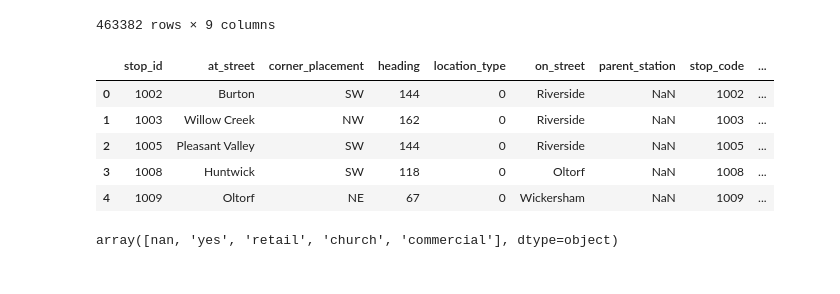
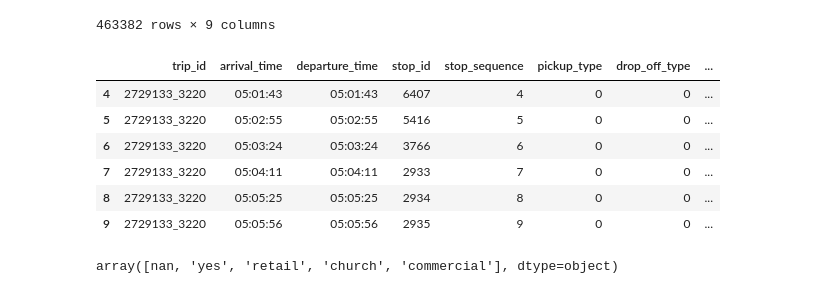
Before and after one commit to mmaliu97/onebus, a Jupyter notebook: GTFS1.ipynb, the cells around one changed output. Drawn from its saved outputs; the diff is of its cells as text; code cells hidden in the pictures.

```diff
--- a/GTFS1.ipynb
+++ b/GTFS1.ipynb
@@ -9,3 +9,7 @@ from shapely.geometry import Point, Polygon
 import folium
 from math import radians, sin, cos, sqrt, atan2
 import numpy as np
+# %%
+stops_df = pd.read_csv("stops.csv")
+trips_df = pd.read_csv("e_trips.csv")
+stop_times_df = pd.read_csv("stop_times.csv")
@@ -69,15 +97,6 @@ stop_times_df
 | 463380 | 2738905_15175 | 08:46:30 | 08:46:30 | 5950 | 10 | 1 | 0 | ... |
 | 463381 | 2738905_15175 | 08:48:00 | 08:48:00 | 2612 | 11 | 1 | 0 | ... |
 463382 rows × 9 columns
-# %%
-routes.head()
-# %% [output]
-|  | stop_id | at_street | corner_placement | heading | location_type | on_street | parent_station | stop_code | ... |
-| 0 | 1002 | Burton | SW | 144 | 0 | Riverside | NaN | 1002 | ... |
-| 1 | 1003 | Willow Creek | NW | 162 | 0 | Riverside | NaN | 1003 | ... |
-| 2 | 1005 | Pleasant Valley | SW | 144 | 0 | Riverside | NaN | 1005 | ... |
-| 3 | 1008 | Huntwick | SW | 118 | 0 | Oltorf | NaN | 1008 | ... |
-| 4 | 1009 | Oltorf | NE | 67 | 0 | Wickersham | NaN | 1009 | ... |
 # %%
 def bus_n_stops_finder(stop_times_df, trips_df,stops_df):
 
@@ -353,6 +372,16 @@ POI_df = POI_getter(amenities,all_busstops)
 # get lat, lng of original bus stop
 lat = stops_times_locations_df[stops_times_locations_df['stop_name'] == bus_stop].iloc[0]['stop_lat']
 lon = stops_times_locations_df[stops_times_locations_df['stop_name'] == bus_stop].iloc[0]['stop_lon']\
+# %%
+stops_times_locations_df.iloc[4:10]
+# %% [output]
+|  | trip_id | arrival_time | departure_time | stop_id | stop_sequence | pickup_type | drop_off_type | ... |
+| 4 | 2729133_3220 | 05:01:43 | 05:01:43 | 6407 | 4 | 0 | 0 | ... |
+| 5 | 2729133_3220 | 05:02:55 | 05:02:55 | 5416 | 5 | 0 | 0 | ... |
+| 6 | 2729133_3220 | 05:03:24 | 05:03:24 | 3766 | 6 | 0 | 0 | ... |
+| 7 | 2729133_3220 | 05:04:11 | 05:04:11 | 2933 | 7 | 0 | 0 | ... |
+| 8 | 2729133_3220 | 05:05:25 | 05:05:25 | 2934 | 8 | 0 | 0 | ... |
+| 9 | 2729133_3220 | 05:05:56 | 05:05:56 | 2935 | 9 | 0 | 0 | ... |
 # %%
 POI_df['building'].unique()
 # %% [output]
```
Also changed, not shown: parts of 3 cells of this notebook, 34 other files.
